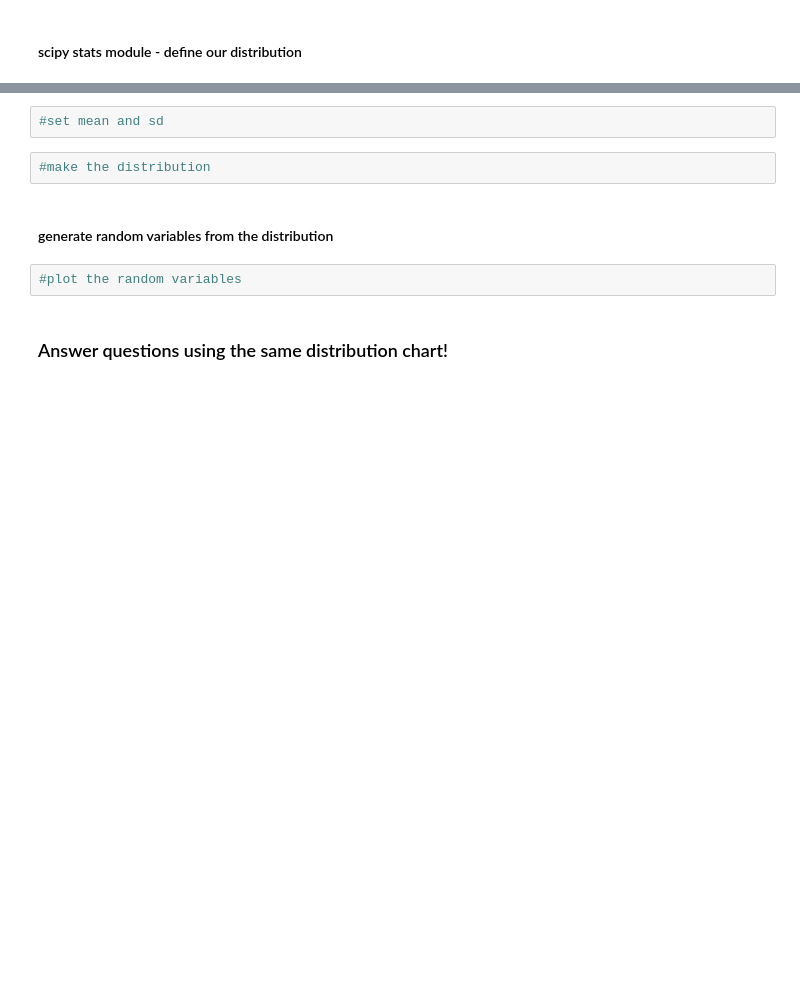
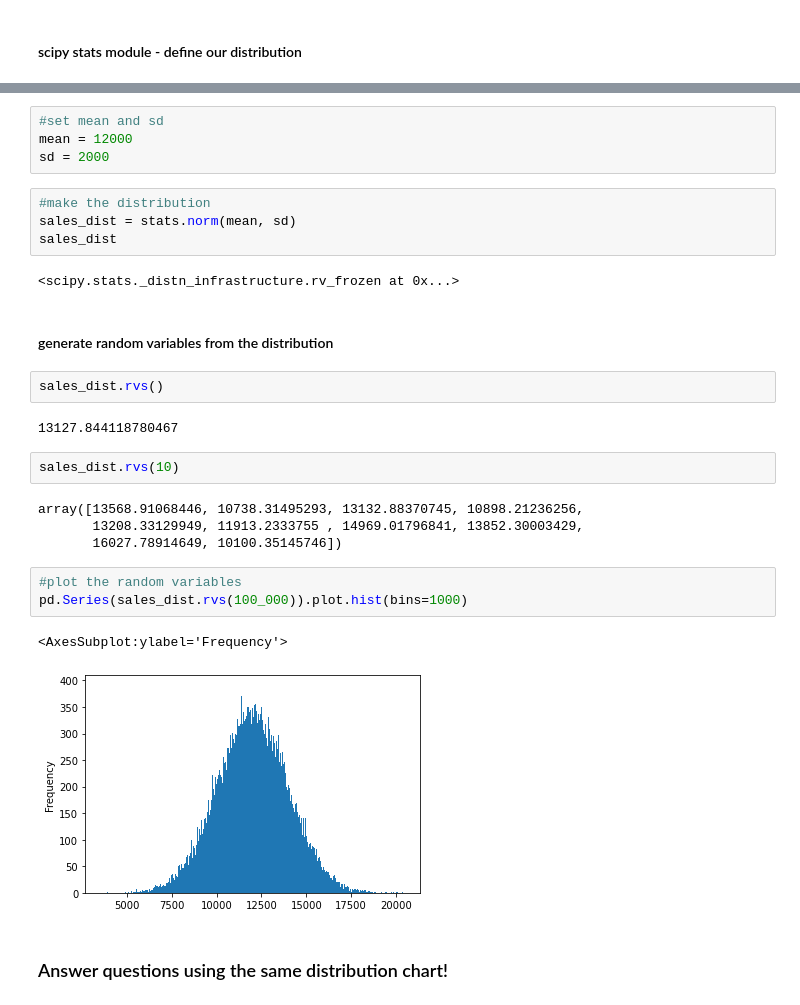
Before and after one commit to CodeupClassroom/pagel-statistics-exercises, a Jupyter notebook: probability_distributions.ipynb, the cells around one changed output, grey strips where cells are left out. Drawn from its saved outputs; the diff is of its cells as text; blank space fills up the shorter version.

Commit message:
complete prob dist lesson

```diff
--- a/probability_distributions.ipynb
+++ b/probability_distributions.ipynb
@@ -217,11 +292,31 @@ https://www.freecodecamp.org/news/content/images/2020/08/normal_dist_68_rule.jpg
 # %%
 #set mean and sd
+mean = 12000
+sd = 2000
 # %%
 #make the distribution
+sales_dist = stats.norm(mean, sd)
+sales_dist
+# %% [output]
+<scipy.stats._distn_infrastructure.rv_frozen at 0x...>
 # %% [markdown]
 ####  generate random variables from the distribution
+# %%
+sales_dist.rvs()
+# %% [output]
+13127.844118780467
+# %%
+sales_dist.rvs(10)
+# %% [output]
+array([13568.91068446, 10738.31495293, 13132.88370745, 10898.21236256,
+       13208.33129949, 11913.2333755 , 14969.01796841, 13852.30003429,
+       16027.78914649, 10100.35145746])
 # %%
 #plot the random variables
+pd.Series(sales_dist.rvs(100_000)).plot.hist(bins=1000)
+# %% [output]
+<AxesSubplot:ylabel='Frequency'>
+[figure, added]
 # %% [markdown]
 ### Answer questions using the same distribution chart!
 # %% [markdown]
```
Also changed, not shown: parts of 59 cells of this notebook.
